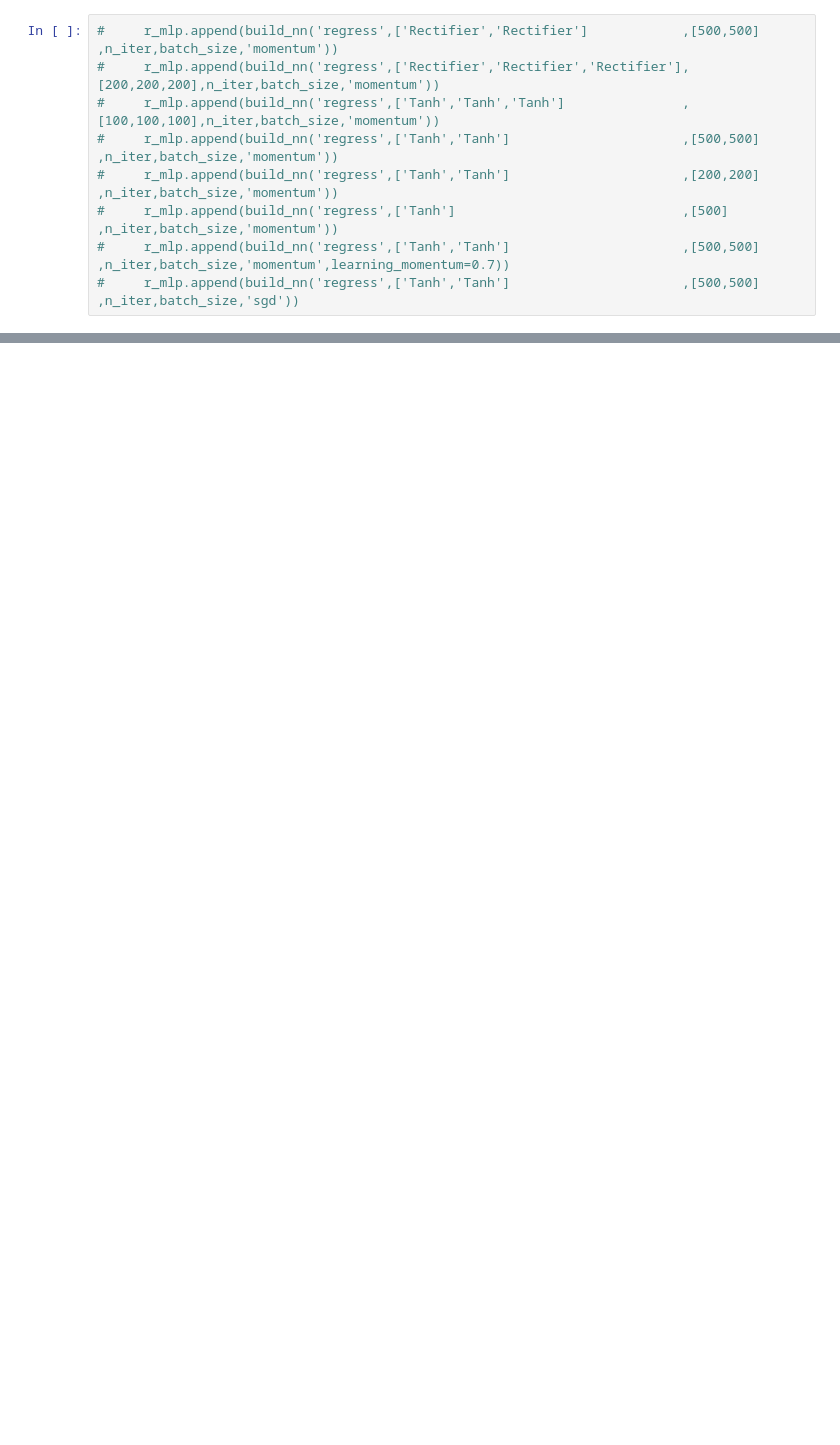
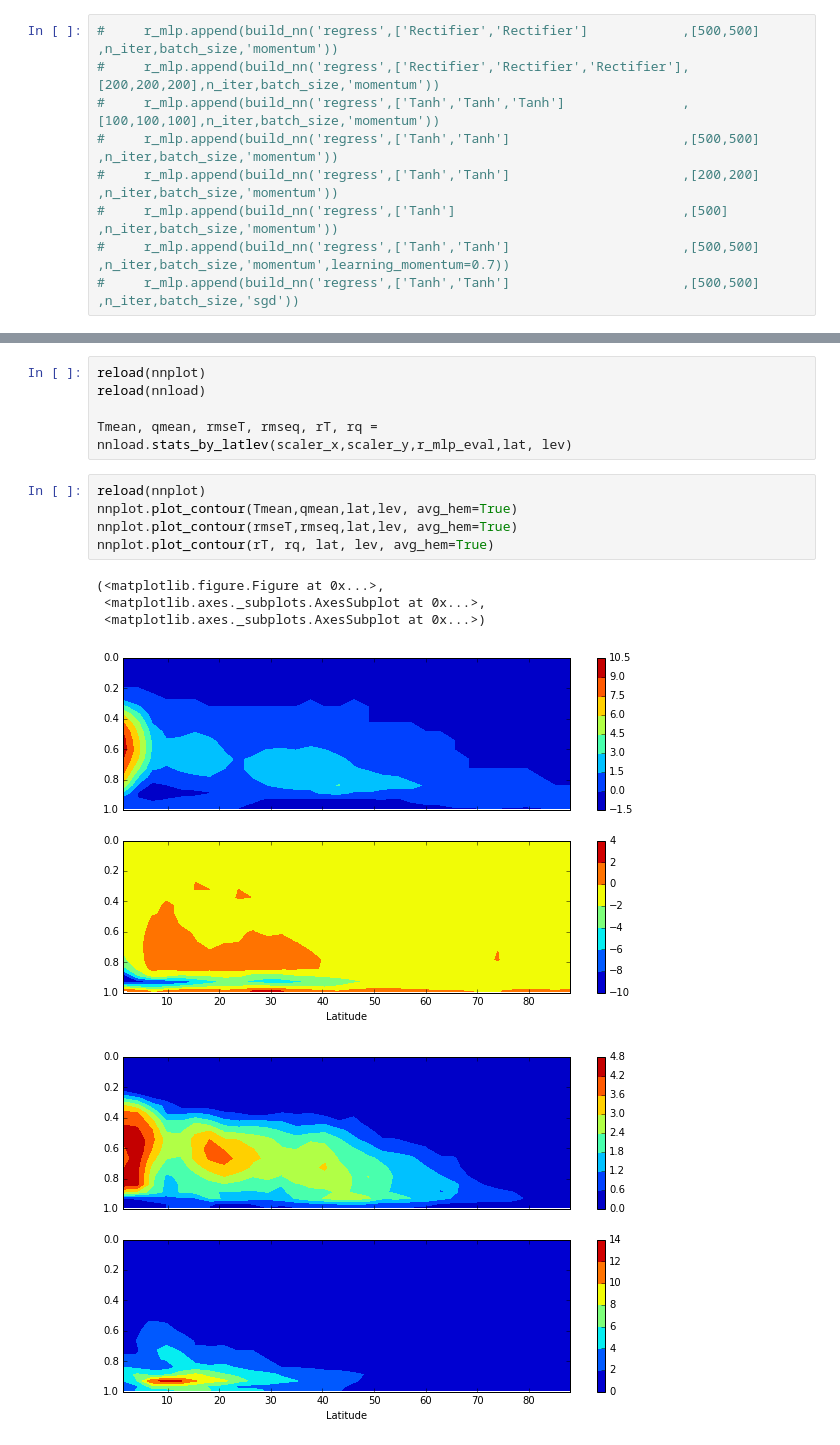
Before and after one commit to jgdwyer/ML-convection, a Jupyter notebook: Neural Network Workbook.ipynb, the cells around one changed output, grey strips where cells are left out. Drawn from its saved outputs; the diff is of its cells as text; blank space fills up the shorter version.

```diff
--- a/Neural Network Workbook.ipynb
+++ b/Neural Network Workbook.ipynb
@@ -130,0 +161,16 @@ nnplot.plot_rmse_vs_lat(r_mlp_eval, figpath, data_dir='./data/',minlev=0.0,raino
+# %%
+reload(nnplot)
+reload(nnload)
+
+Tmean, qmean, rmseT, rmseq, rT, rq = nnload.stats_by_latlev(scaler_x,scaler_y,r_mlp_eval,lat, lev)
+# %%
+reload(nnplot)
+nnplot.plot_contour(Tmean,qmean,lat,lev, avg_hem=True)
+nnplot.plot_contour(rmseT,rmseq,lat,lev, avg_hem=True)
+nnplot.plot_contour(rT, rq, lat, lev, avg_hem=True)
+# %% [output]
+(<matplotlib.figure.Figure at 0x...>,
+ <matplotlib.axes._subplots.AxesSubplot at 0x...>,
+ <matplotlib.axes._subplots.AxesSubplot at 0x...>)
+[figure, added]
+[figure, added]
```
Also changed, not shown: parts of 9 cells of this notebook, 20 other files.
